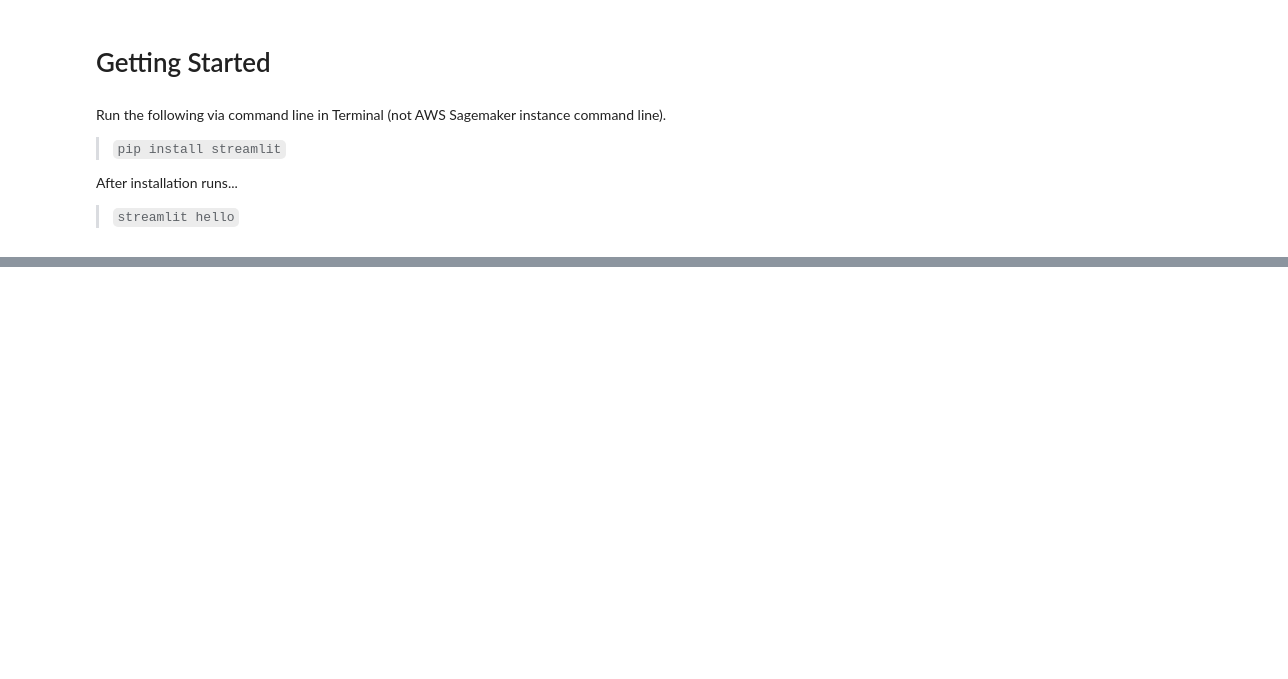
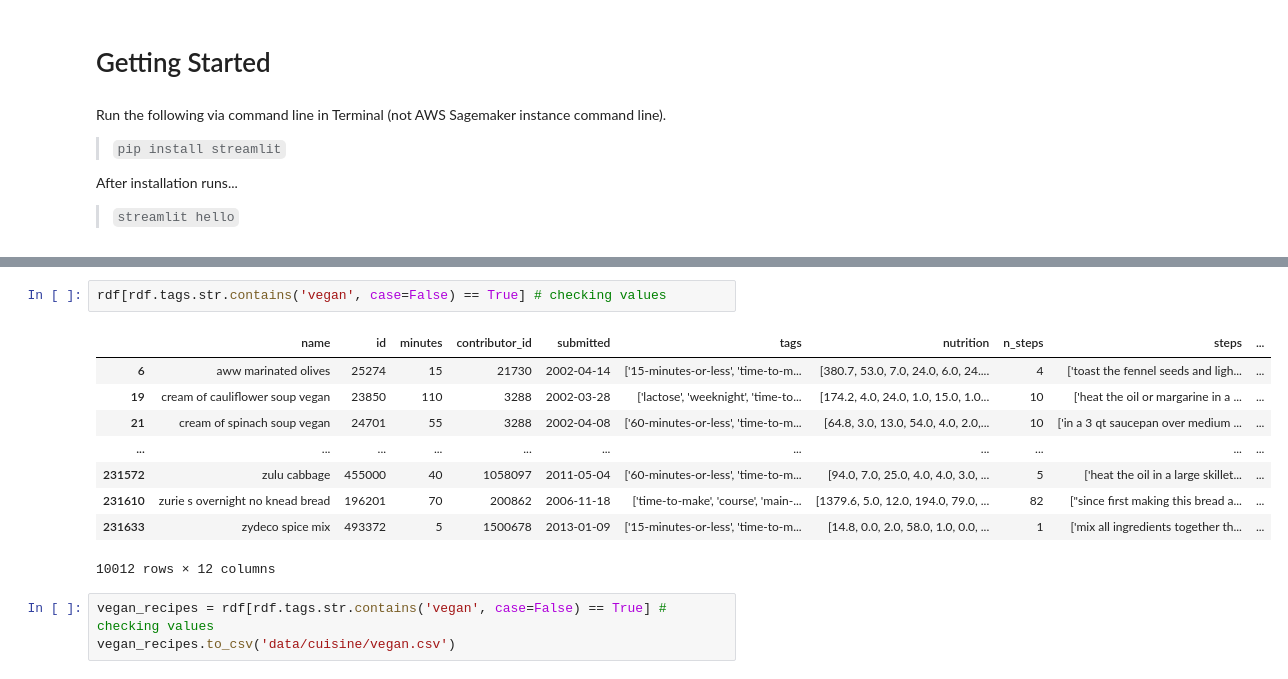
Before and after one commit to mike-flanagan/recipe-book, a Jupyter notebook: FrontEnd_Development_Notebook.ipynb, the cells around one changed output, grey strips where cells are left out. Drawn from its saved outputs; the diff is of its cells as text; blank space fills up the shorter version.

```diff
--- a/FrontEnd_Development_Notebook.ipynb
+++ b/FrontEnd_Development_Notebook.ipynb
@@ -54,0 +215,15 @@ sns.set_theme(font_scale=1.5)
+# %%
+rdf[rdf.tags.str.contains('vegan', case=False) == True] # checking values
+# %% [output]
+|  | name | id | minutes | contributor_id | submitted | tags | nutrition | n_steps | steps | ... |
+| 6 | aww marinated olives | 25274 | 15 | 21730 | 2002-04-14 | ['15-minutes-or-less', 'time-to-m... | [380.7, 53.0, 7.0, 24.0, 6.0, 24.... | 4 | ['toast the fennel seeds and ligh... | ... |
+| 19 | cream of cauliflower soup vegan | 23850 | 110 | 3288 | 2002-03-28 | ['lactose', 'weeknight', 'time-to... | [174.2, 4.0, 24.0, 1.0, 15.0, 1.0... | 10 | ['heat the oil or margarine in a ... | ... |
+| 21 | cream of spinach soup vegan | 24701 | 55 | 3288 | 2002-04-08 | ['60-minutes-or-less', 'time-to-m... | [64.8, 3.0, 13.0, 54.0, 4.0, 2.0,... | 10 | ['in a 3 qt saucepan over medium ... | ... |
+| ... | ... | ... | ... | ... | ... | ... | ... | ... | ... | ... |
+| 231572 | zulu cabbage | 455000 | 40 | 1058097 | 2011-05-04 | ['60-minutes-or-less', 'time-to-m... | [94.0, 7.0, 25.0, 4.0, 4.0, 3.0, ... | 5 | ['heat the oil in a large skillet... | ... |
+| 231610 | zurie s overnight no knead bread | 196201 | 70 | 200862 | 2006-11-18 | ['time-to-make', 'course', 'main-... | [1379.6, 5.0, 12.0, 194.0, 79.0, ... | 82 | ["since first making this bread a... | ... |
+| 231633 | zydeco spice mix | 493372 | 5 | 1500678 | 2013-01-09 | ['15-minutes-or-less', 'time-to-m... | [14.8, 0.0, 2.0, 58.0, 1.0, 0.0, ... | 1 | ['mix all ingredients together th... | ... |
+10012 rows × 12 columns
+# %%
+vegan_recipes = rdf[rdf.tags.str.contains('vegan', case=False) == True] # checking values
+vegan_recipes.to_csv('data/cuisine/vegan.csv')
```
Also changed, not shown: parts of 55 cells of this notebook, 9 other files.
